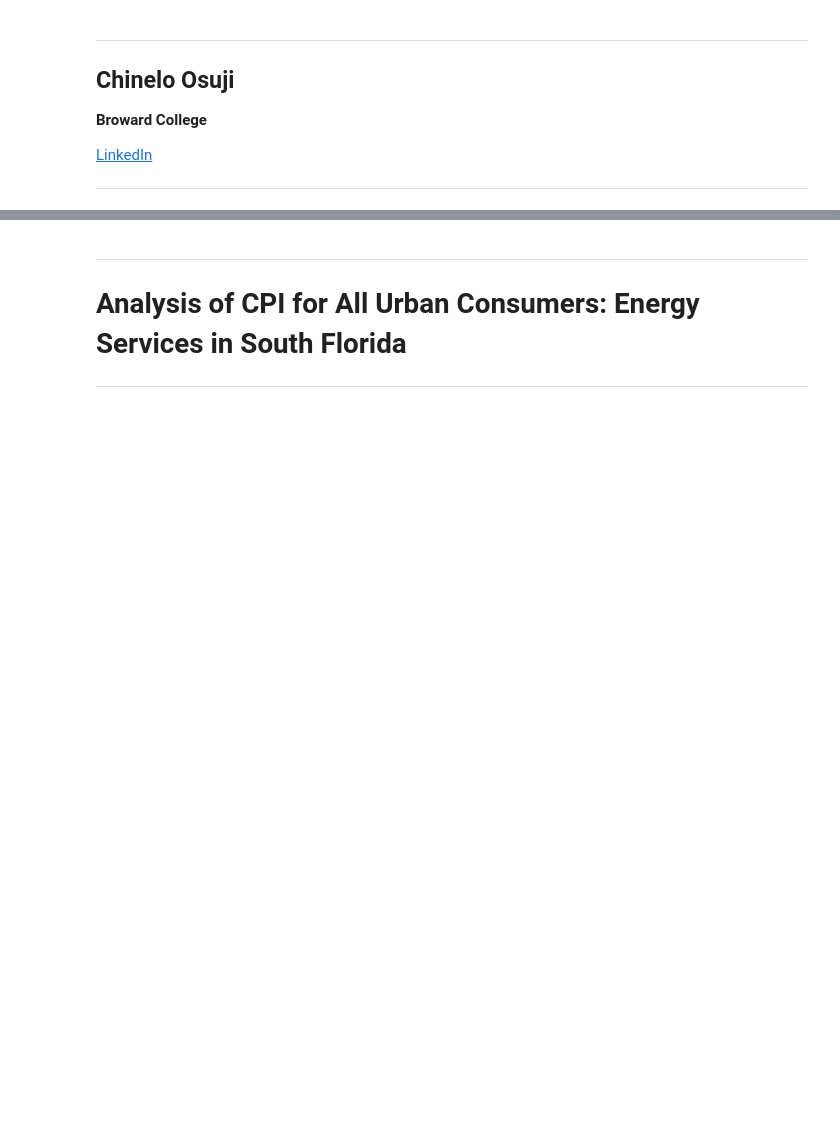
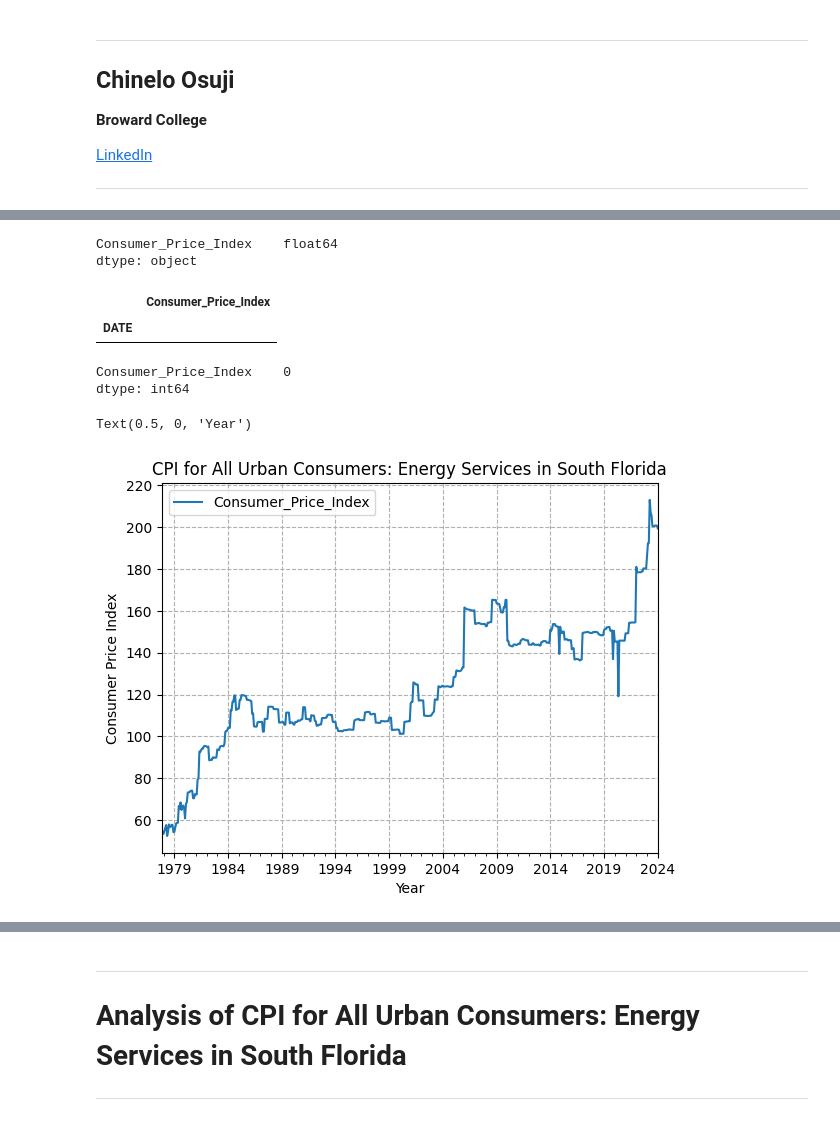
Before and after one commit to osujc93/FPL-Broward-College-ML-Data-Science-Project, a Jupyter notebook: 02_Exploratory_Data_Analysis.ipynb, the cells around one changed output, grey strips where cells are left out. Saved outputs shown, nothing was run; the diff lists cells and outputs as text; code cells hidden in the pictures; blank space fills up the shorter version.

Commit message:
Analysis of Consumer Price Index for All Urban Consumers: Energy Services in Miami-Fort Lauderdale-West Palm Beach, FL

```diff
--- a/02_Exploratory_Data_Analysis.ipynb
+++ b/02_Exploratory_Data_Analysis.ipynb
@@ -10,0 +85,4 @@
+# %%
+file_path = 'CUURA320SEHF.csv'
+CPI = pd.read_csv(file_path,index_col='DATE', parse_dates=True)
+CPI.index.freq = 'MS'
@@ -10,0 +106,30 @@
+# %%
+CPI.rename(columns={'CUURA320SEHF': 'Consumer_Price_Index'}, inplace=True)
+# %%
+CPI.dtypes
+# %% [output]
+Consumer_Price_Index    float64
+dtype: object
+# %%
+CPI['Consumer_Price_Index'] = pd.to_numeric(CPI['Consumer_Price_Index'], errors='coerce')
+# %%
+CPI[CPI.isnull().any(axis=1)]
+# %% [output]
+|  | Consumer_Price_Index |
+| DATE |  |
+# %%
+CPI.interpolate(method='time', inplace=True)
+# %%
+CPI.isnull().sum()
+# %% [output]
+Consumer_Price_Index    0
+dtype: int64
+# %%
+CPI.plot()
+plt.grid(True, linestyle='--')
+plt.title("CPI for All Urban Consumers: Energy Services in South Florida")
+plt.ylabel('Consumer Price Index')
+plt.xlabel('Year')
+# %% [output]
+Text(0.5, 0, 'Year')
+[figure, added]
```
Also changed, not shown: parts of 6 cells of this notebook.
